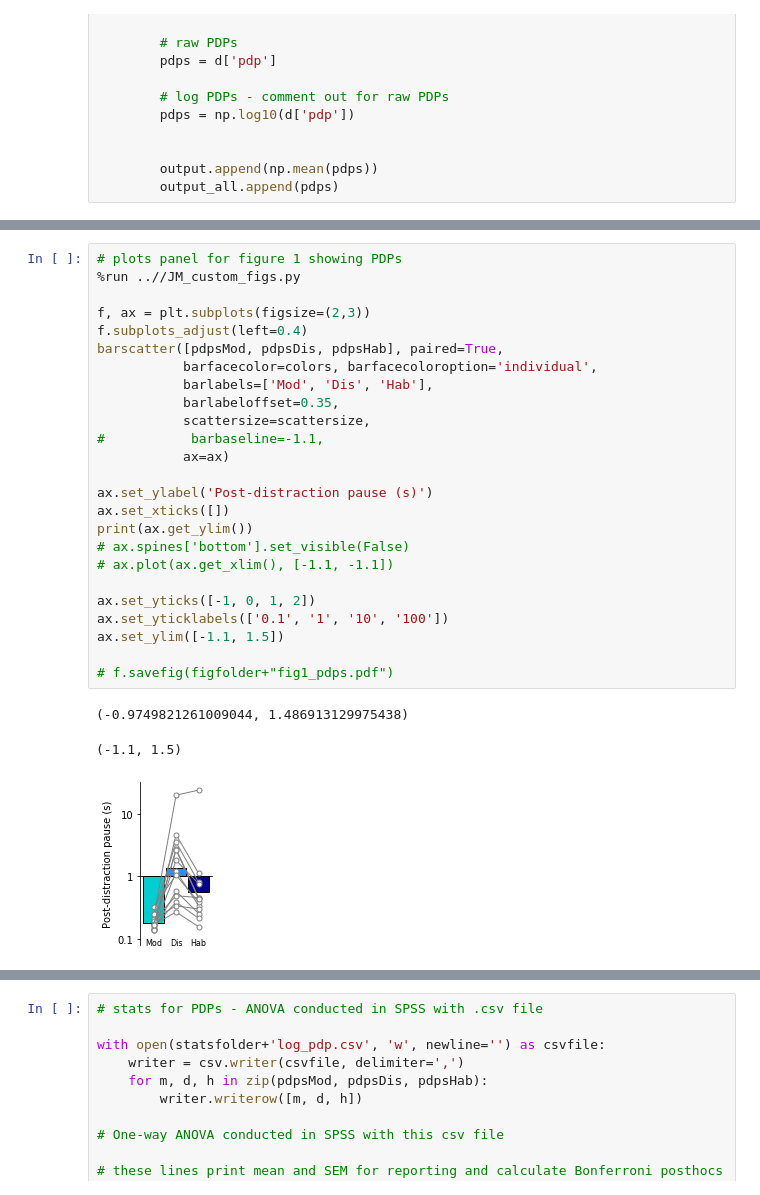
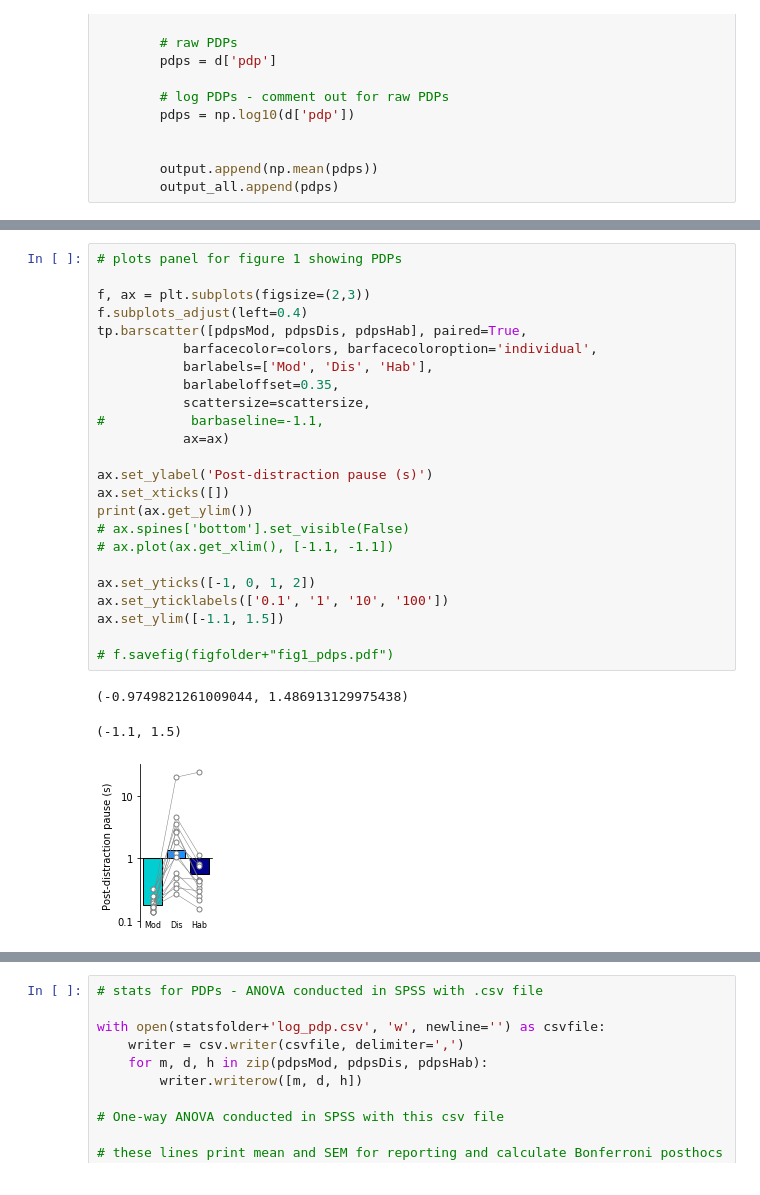
Before and after one commit to mccutcheonlab/distraction-peters, a Jupyter notebook: notebooks/01_dis-behavior.ipynb, the cells around one changed output, grey strips where cells are left out. Drawn from its saved outputs; the diff is of its cells as text.

```diff
--- a/notebooks/01_dis-behavior.ipynb
+++ b/notebooks/01_dis-behavior.ipynb
@@ -265,31 +249,30 @@ pdpsMod
 # %%
 # plots panel for figure 1 showing PDPs
-%run ..//JM_custom_figs.py
 
 f, ax = plt.subplots(figsize=(2,3))
 f.subplots_adjust(left=0.4)
-barscatter([pdpsMod, pdpsDis, pdpsHab], paired=True,
+tp.barscatter([pdpsMod, pdpsDis, pdpsHab], paired=True,
            barfacecolor=colors, barfacecoloroption='individual',
            barlabels=['Mod', 'Dis', 'Hab'],
            barlabeloffset=0.35,
            scattersize=scattersize,
 #           barbaseline=-1.1,
            ax=ax)
 
 ax.set_ylabel('Post-distraction pause (s)')
 ax.set_xticks([])
 print(ax.get_ylim())
 # ax.spines['bottom'].set_visible(False)
 # ax.plot(ax.get_xlim(), [-1.1, -1.1])
 
 ax.set_yticks([-1, 0, 1, 2])
 ax.set_yticklabels(['0.1', '1', '10', '100'])
 ax.set_ylim([-1.1, 1.5])
 
 # f.savefig(figfolder+"fig1_pdps.pdf")
 # %% [output]
 (-0.9749821261009044, 1.486913129975438)
 (-1.1, 1.5)
-[figure, old version]
+[figure, new version]
 # %%
 # plots panel for figure 1 showing PDPs - with baseline at 0
```
Also changed, not shown: parts of 8 cells of this notebook.
